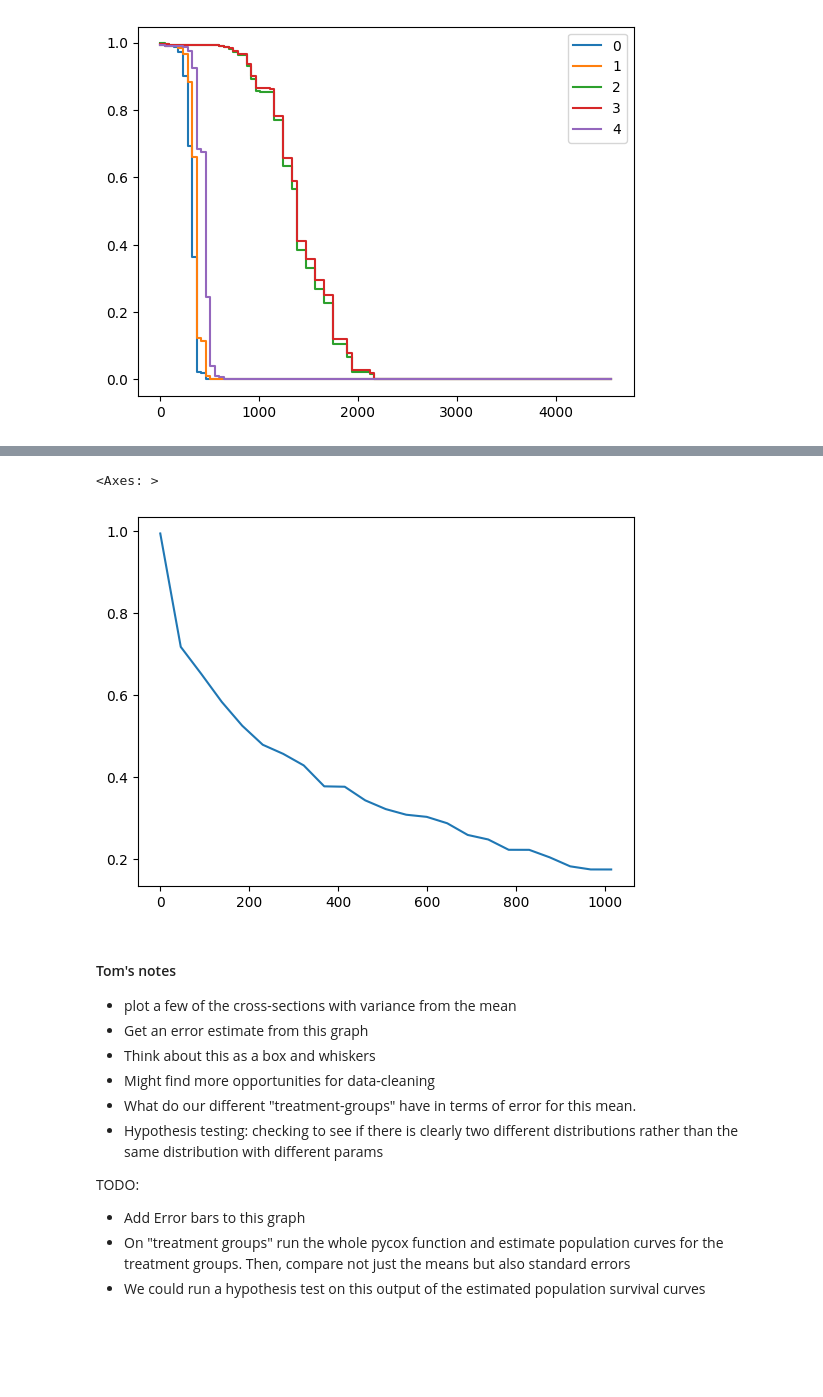
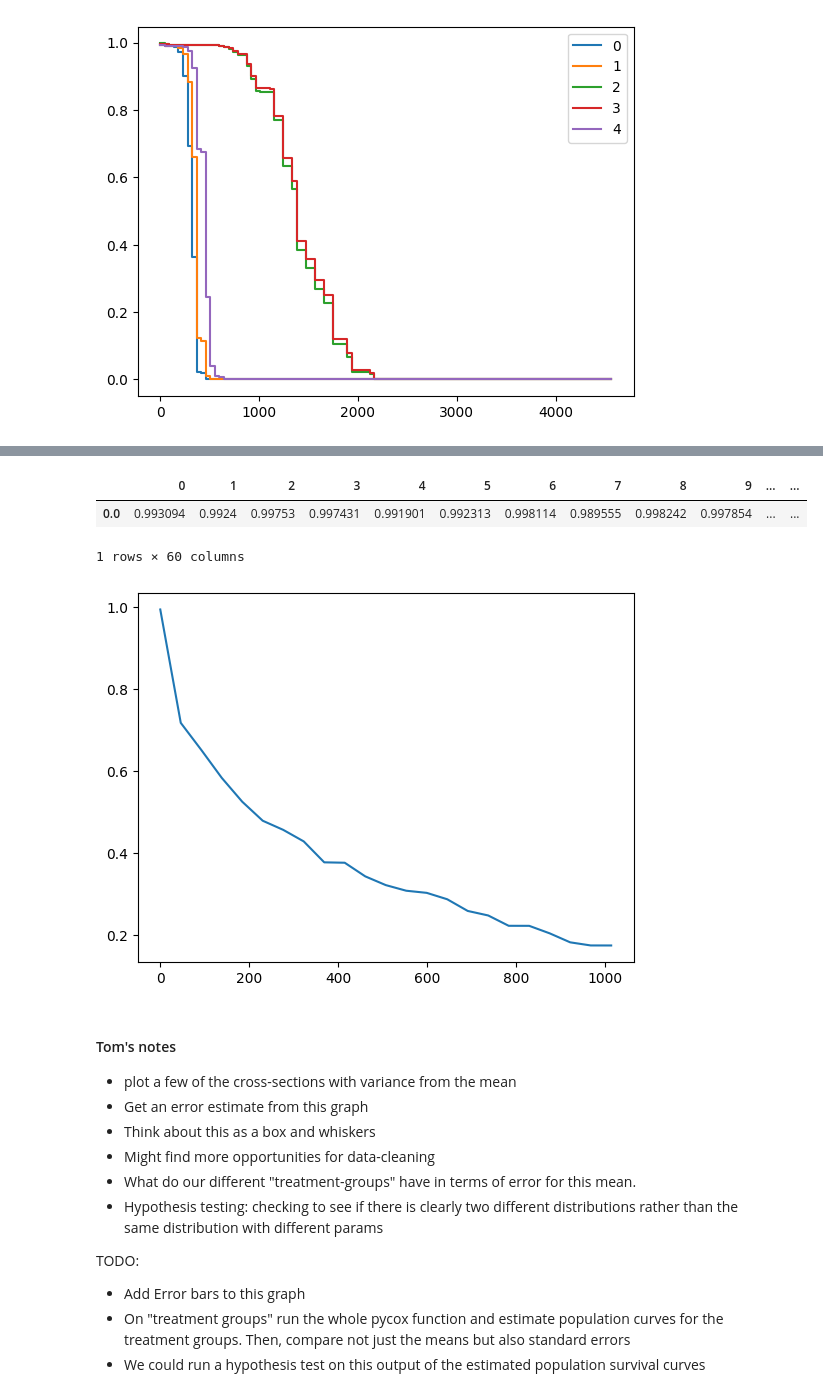
Before and after one commit to puckybreg/Native-Bee-Thesis, a Jupyter notebook: notebook_for_data_analysis.ipynb, the cells around one changed output, grey strips where cells are left out. Saved outputs shown, nothing was run; the diff lists cells and outputs as text; code cells hidden in the pictures; blank space fills up the shorter version.

```diff
--- a/notebook_for_data_analysis.ipynb
+++ b/notebook_for_data_analysis.ipynb
@@ -825,6 +896,9 @@ surv
 # %%
-# calculate the mean
+# calculate the mean and standard error mean
 surv['mean'] = surv.mean(axis=1)
+surv['sem'] = surv.sem(axis='columns')
 
 surv['mean'].plot(drawstyle='steps-post')
+
+surv['sem']
 # %% [output]
@@ -833,8 +918,15 @@ surv['mean'].plot(drawstyle='steps-post')
 # %%
 # Plotting the population survival curve for the time slice 0-1000
 surv['mean'].iloc[:23].plot()
+
+
+
+# print(surv.iloc[:1].sem(axis='columns'))
+surv.iloc[:1]
 # %% [output]
+|  | 0 | 1 | 2 | 3 | 4 | 5 | 6 | 7 | 8 | 9 | ... | ... |
+| 0.0 | 0.993094 | 0.9924 | 0.99753 | 0.997431 | 0.991901 | 0.992313 | 0.998114 | 0.989555 | 0.998242 | 0.997854 | ... | ... |
-<Axes: >
+1 rows × 60 columns
 [figure]
 # %% [markdown]
 #### Tom's notes
```
Also changed, not shown: parts of 5 cells of this notebook.
